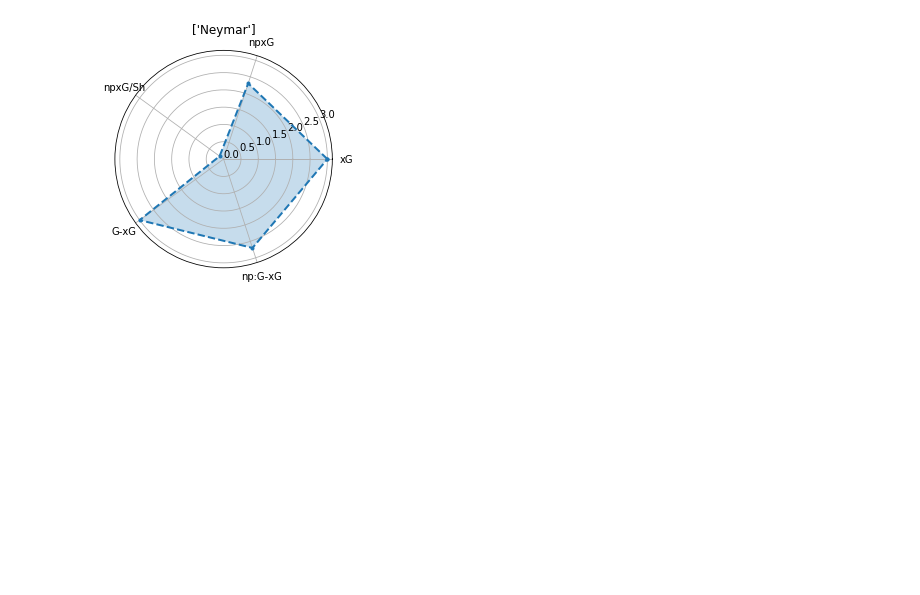
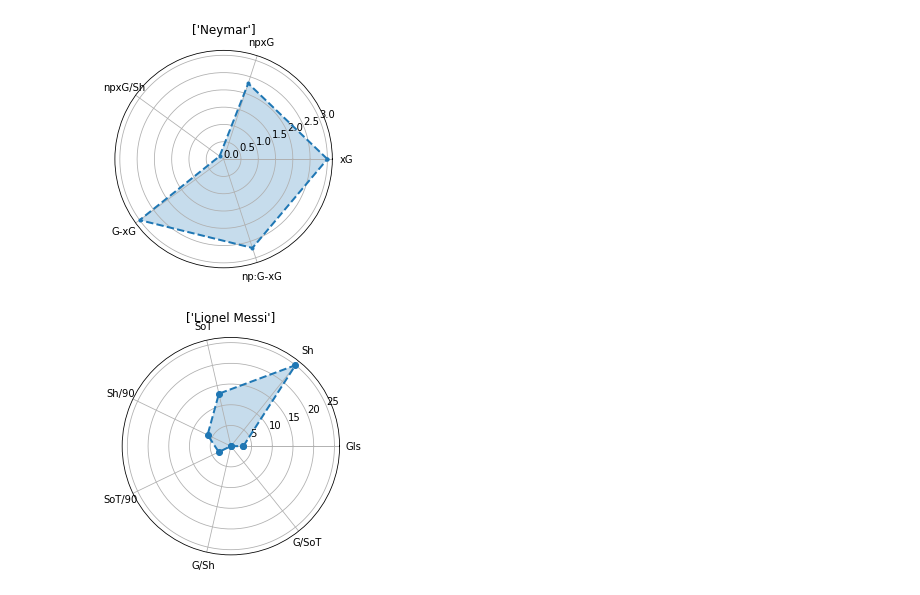
Before and after one commit to Lokesh-0/soccer-analytics, a Jupyter notebook: DataViz_Soccer_UCL_GroupStage_2020-21.ipynb, the cells around one changed output. Cells and saved outputs as stored; diff of their text form; code cells hidden in the pictures; blank space fills up the shorter version.

```diff
--- a/DataViz_Soccer_UCL_GroupStage_2020-21.ipynb
+++ b/DataViz_Soccer_UCL_GroupStage_2020-21.ipynb
@@ -231,3 +231,18 @@ ax.set_title([df.loc[456,'Player']])
 ax.grid(True)
 # %% [output]
 [figure]
+# %%
+label = np.array(['Gls', 'Sh', 'SoT', 'Sh/90', 'SoT/90', 'G/Sh','G/SoT'])
+stats = df.loc[417,label].values
+angles = np.linspace(0, 2*np.pi, len(label), endpoint=False)
+stats = np.concatenate((stats,[stats[0]]))
+angles = np.concatenate((angles,[angles[0]]))
+fig = plt.figure()
+ax = fig.add_subplot(111, polar=True)
+ax.plot(angles, stats, 'o--', linewidth= 2)
+ax.fill(angles, stats, alpha=0.25)
+ax.set_thetagrids(angles * 180/np.pi, label)
+ax.set_title([df.loc[417,'Player']])
+ax.grid(True)
+# %% [output]
+[figure, added]
```
Also changed, not shown: 1 other file.
